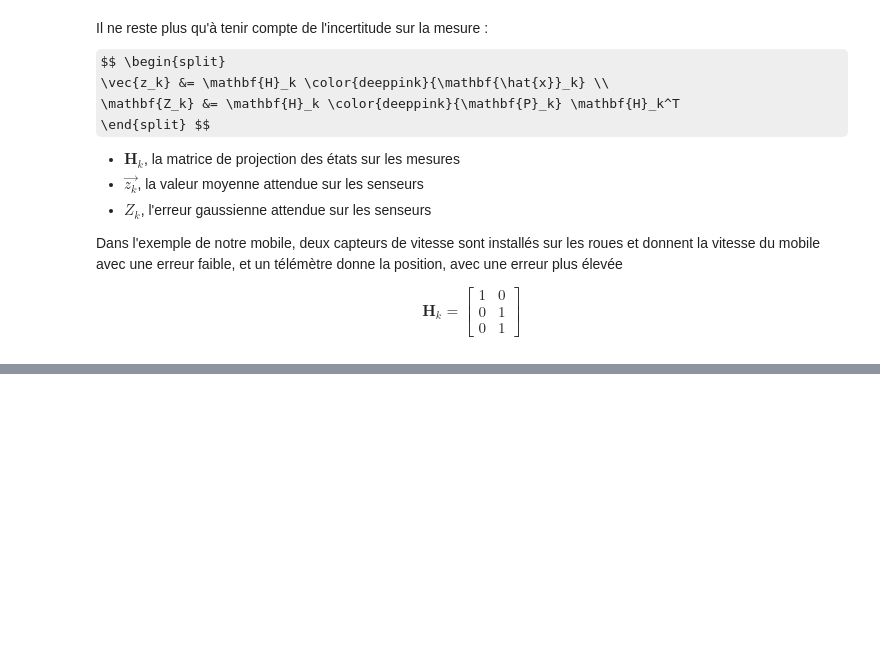
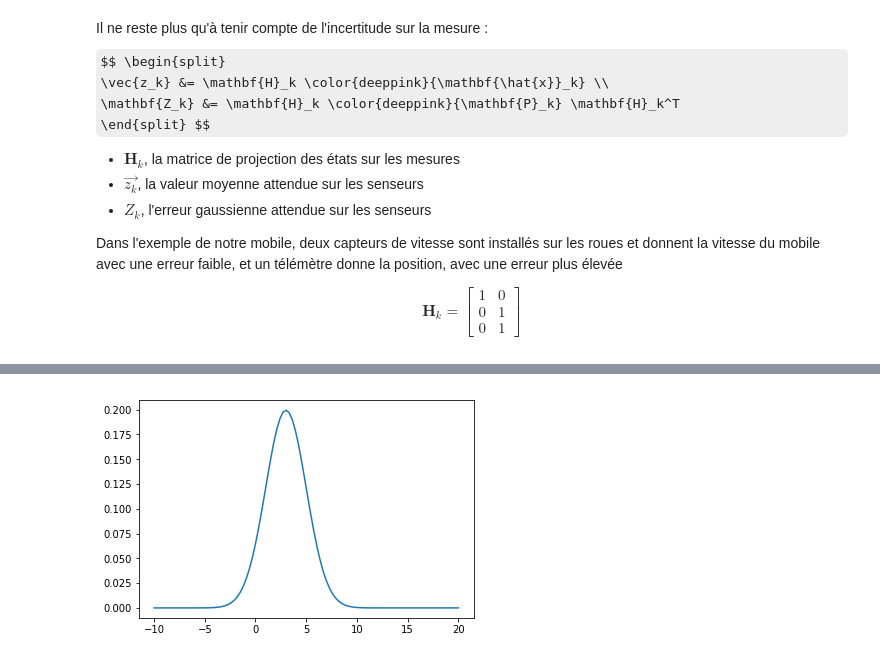
Before and after one commit to yota-code/system101, a Jupyter notebook: kalman_filter/jupyter/kalman.ipynb, the cells around one changed output, grey strips where cells are left out. Drawn from its saved outputs; the diff is of its cells as text; code cells hidden in the pictures; some formulas as TeX source; blank space fills up the shorter version.

```diff
--- a/kalman_filter/jupyter/kalman.ipynb
+++ b/kalman_filter/jupyter/kalman.ipynb
@@ -197 +163,11 @@ $$
+# %%
+x = np.linspace(-10, 20, 100)
+
+def gaussian(x, m, s) :
+    return 1.0 / (s * math.sqrt(2.0 * math.pi)) * np.exp(((x - m) ** 2)/(-2.0 * (s ** 2)))
+
+plt.plot(x, gaussian(x, 3.0, 2.0))
+plt.show()
+# %% [output]
+[figure, added]
 # %% [markdown]
```
Also changed, not shown: parts of 16 cells of this notebook, 2 other files.
